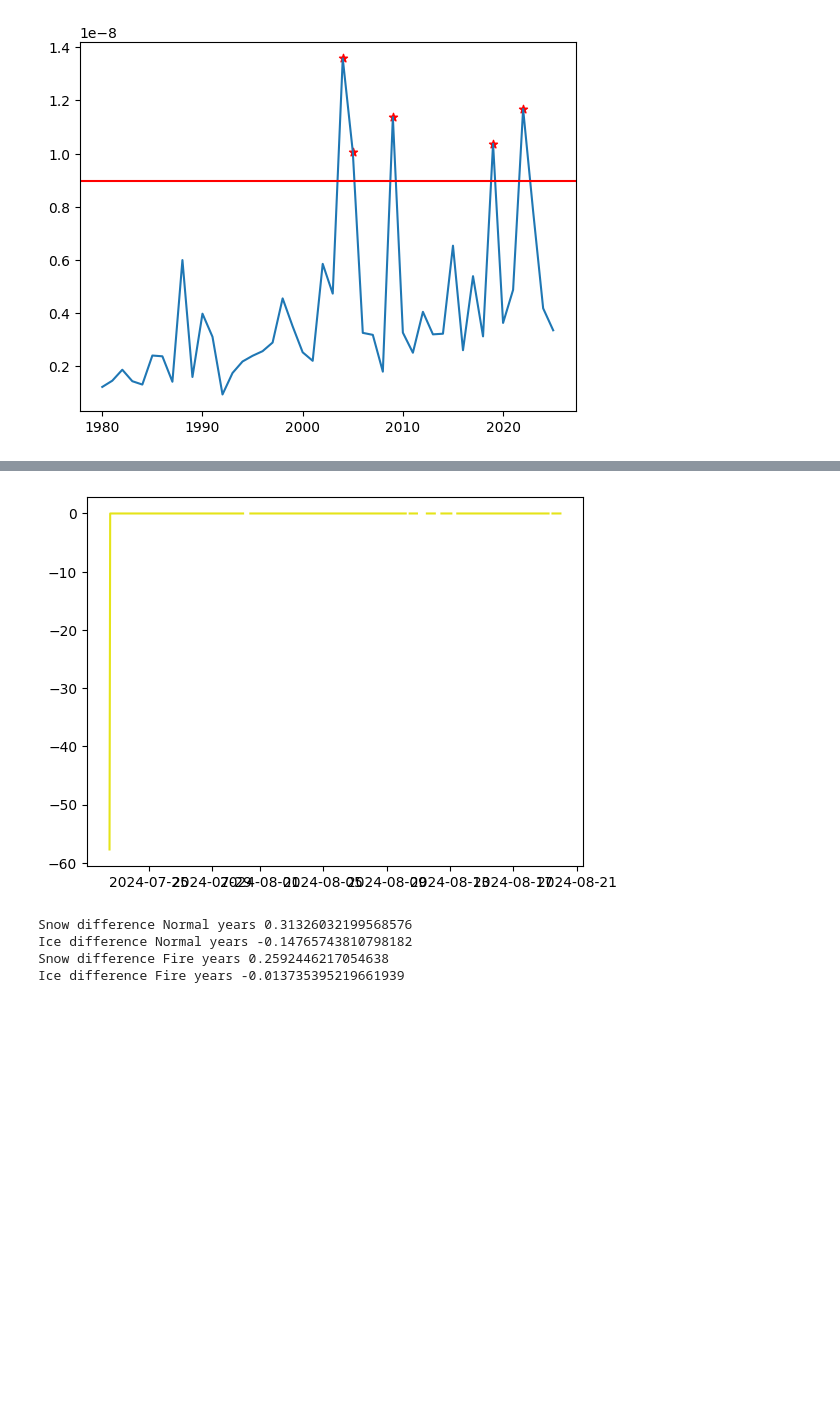
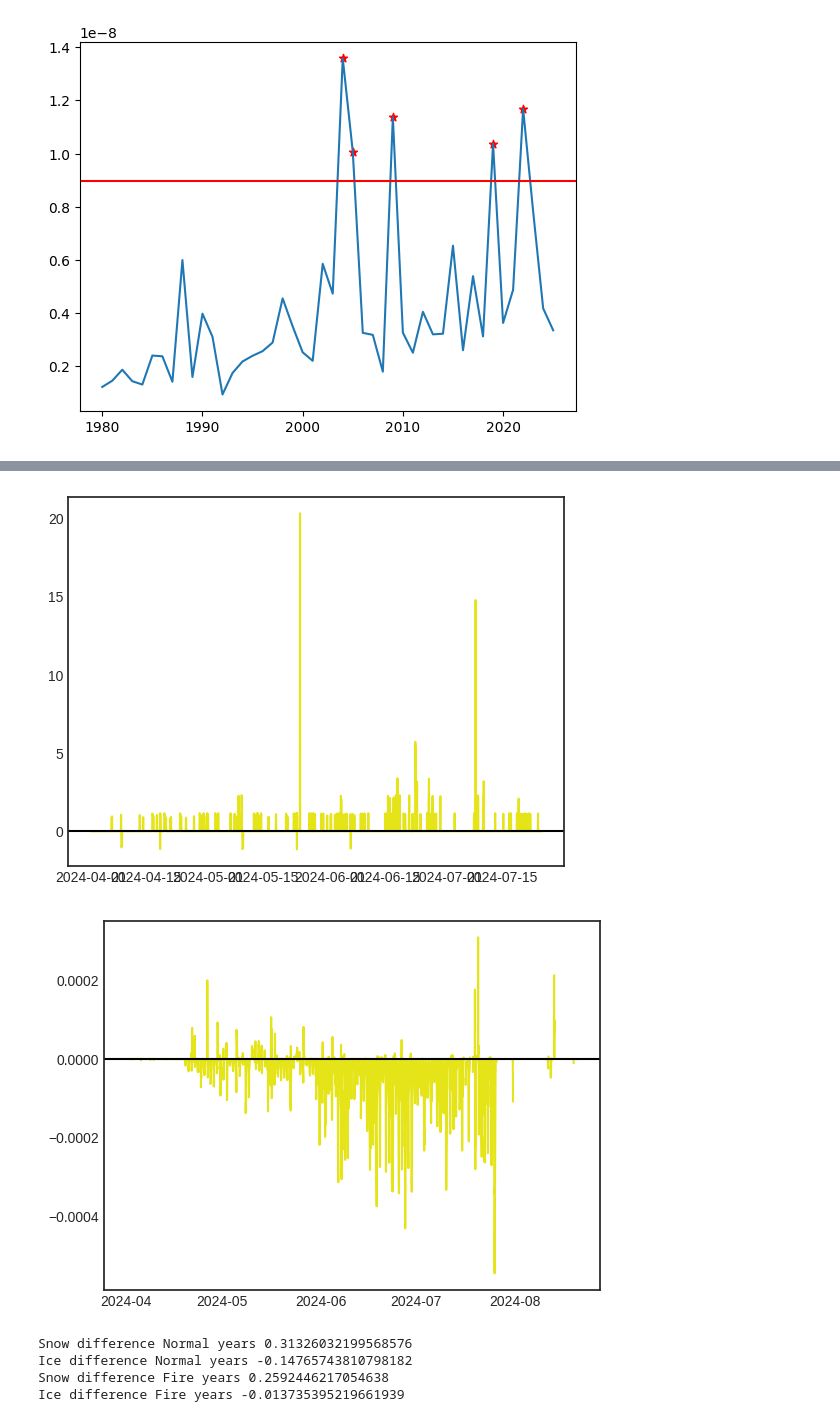
Before and after one commit to clairevwilson/PEBSI, a Jupyter notebook: ddf_proj.ipynb, the cells around one changed output, grey strips where cells are left out. Drawn from its saved outputs; the diff is of its cells as text; code cells hidden in the pictures; blank space fills up the shorter version.

```diff
--- a/ddf_proj.ipynb
+++ b/ddf_proj.ipynb
@@ -127,17 +86,34 @@ plt.show()
 # %%
 site = 'B'
-ds_base = xr.open_dataset(f'../Output/gulkanaB_2025_12_10_0.nc')
-ds_noBCOC = xr.open_dataset(f'../Output/gulkanaB_2025_12_10_1.nc')
+ds_base = xr.open_dataset(f'/trace/group/rounce/cvwilson/Output/gulkanaB_2025_12_09_base_long_0.nc')
+ds_noBCOC = xr.open_dataset(f'/trace/group/rounce/cvwilson/Output/gulkanaB_2025_12_09_noBCOC_long_0.nc')
 
 cmap = plt.colormaps.get_cmap('viridis')
 norm = mpl.colors.Normalize(vmin=2000, vmax=2025)
 for year in [2024]: # np.arange(2000, 2026):
     melt_dict = {}
     for i, ds in enumerate([ds_base, ds_noBCOC]):
-        subset = ds.sel(time=slice(f'{year}-07-01',f'{year}-08-20'))
-        melt = subset.where(subset.layerdensity.isel(layer=0) > 899).sensible
+        snowdepth = ds.layerheight.where(ds.layertype == 0).sum(dim='layer')
+        ds['snowdepth'] = (['time'],snowdepth.values,{'units':'m'})
+        subset = ds.sel(time=slice(f'{year}-04-01',f'{year}-08-20'))
+        melt = subset.where(subset.snowdepth > 0.05).LWnet
         melt_dict[i] = melt
-    print(melt.time.values[~np.isnan(melt.values)])
     plt.plot(pd.to_datetime(melt.time.values), melt_dict[1].values - melt_dict[0].values,color=cmap(norm(year)))
+    # plt.plot(pd.to_datetime(melt.time.values), melt_dict[1].values,color=cmap(norm(year)))
+    # plt.plot(pd.to_datetime(melt.time.values), melt_dict[0].values,color=cmap(norm(year-12)))
+    plt.axhline(0,color='k')
+    # BASE MINUS NO BCOC
+    # WITH BLACK CARBON - WITHOUT BLACK CARBON
 plt.show()
+for year in [2024]: # np.arange(2000, 2026):
+    melt_dict = {}
+    for i, ds in enumerate([ds_base, ds_noBCOC]):
+        subset = ds.sel(time=slice(f'{year}-04-01',f'{year}-08-20'))
+        melt = subset.where(subset.layerdensity.isel(layer=0) < 700).melt
+        melt_dict[i] = melt
+    plt.plot(pd.to_datetime(melt.time.values), melt_dict[1].values - melt_dict[0].values,color=cmap(norm(year)))
+    plt.axhline(0,color='k')
+    # BASE MINUS NO BCOC
+    # WITH BLACK CARBON - WITHOUT BLACK CARBON
+plt.show()
 # %% [output]
@@ -161,4 +120,5 @@ plt.show()
-[figure, old version]
+[figure, new version]
+[figure, added]
 # %%
 for plot_type in ['difference', ]: # 'values',
     fig, axes = plt.subplots(2, sharex=True, sharey=True)
```
Also changed, not shown: parts of 4 cells of this notebook, 3 other files.
